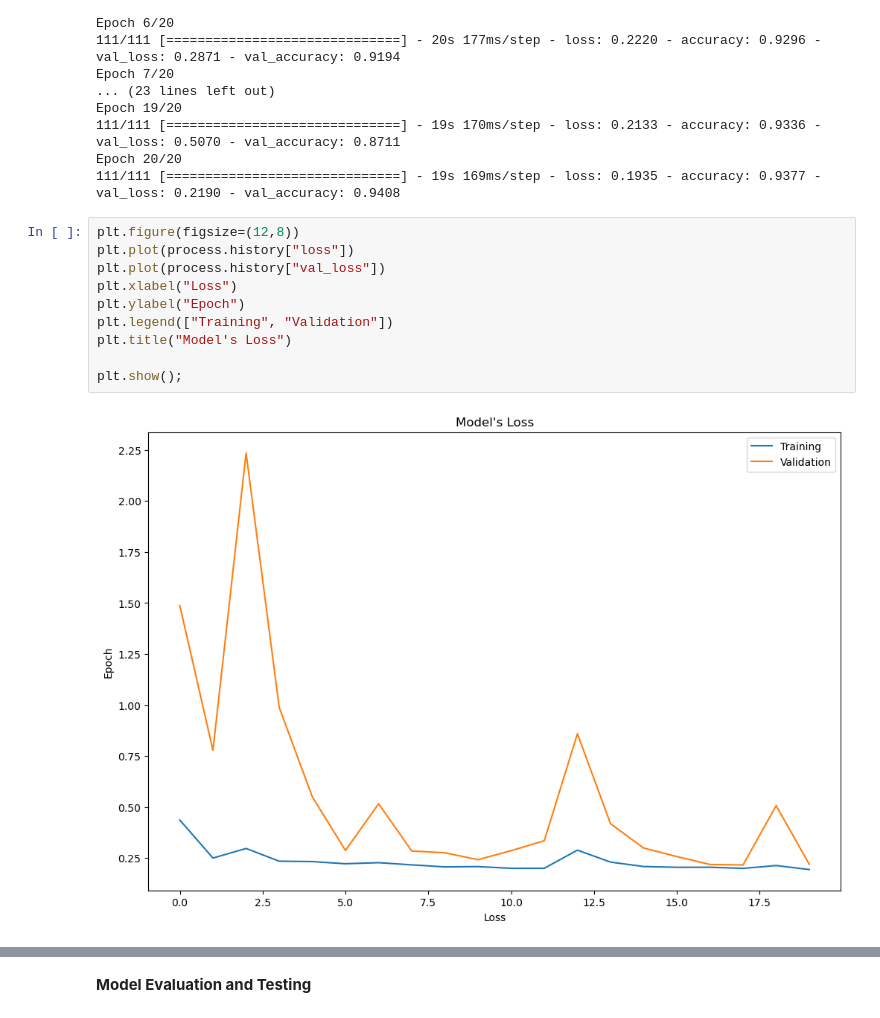
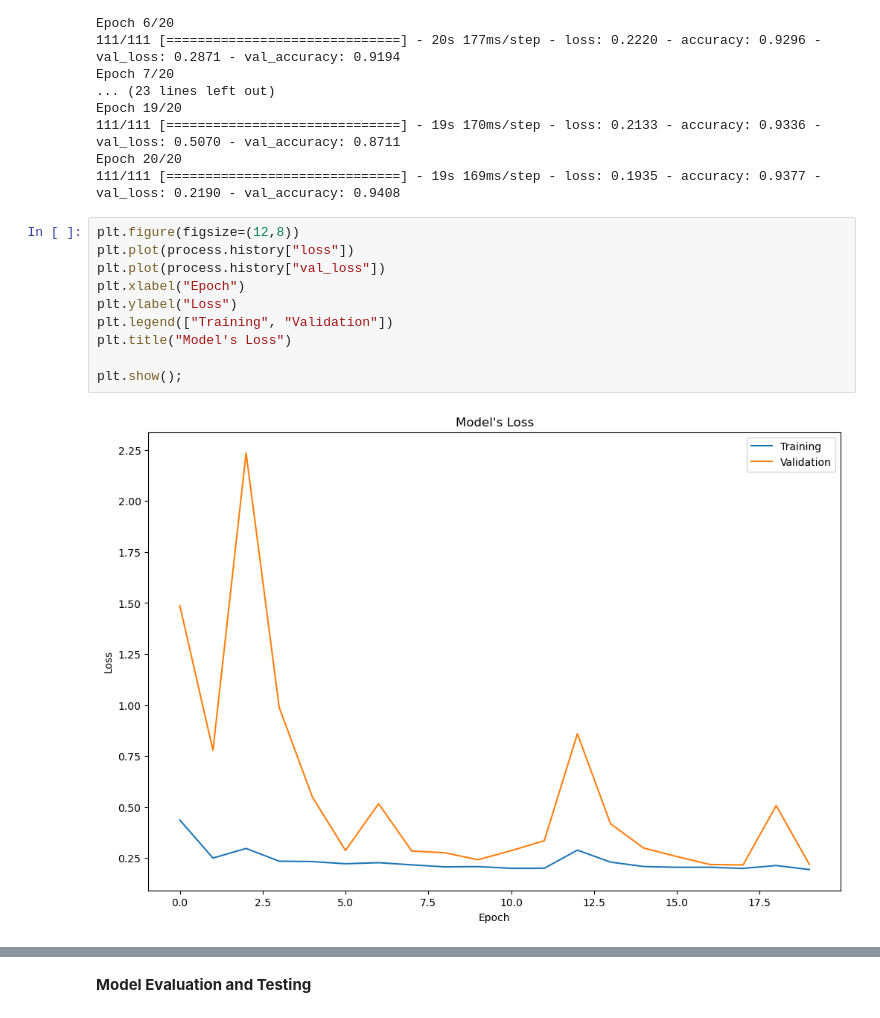
Before and after one commit to DangGiaChi/Deep-Learning-for-Computer-Vision-with-Python-and-TensorFlow-Course, a Jupyter notebook: Malaria_Detection/Malaria_Detection.ipynb, the cells around one changed output, grey strips where cells are left out. Drawn from its saved outputs; the diff is of its cells as text.

```diff
--- a/Malaria_Detection/Malaria_Detection.ipynb
+++ b/Malaria_Detection/Malaria_Detection.ipynb
@@ -384,15 +384,15 @@ Epoch 20/20
 # %%
 plt.figure(figsize=(12,8))
 plt.plot(process.history["loss"])
 plt.plot(process.history["val_loss"])
-plt.xlabel("Loss")
-plt.ylabel("Epoch")
+plt.xlabel("Epoch")
+plt.ylabel("Loss")
 plt.legend(["Training", "Validation"])
 plt.title("Model's Loss")
 
 plt.show();
 # %% [output]
-[figure, old version]
+[figure, new version]
 # %%
 plt.figure(figsize=(12,8))
 plt.plot(process.history["accuracy"])
```
Also changed, not shown: parts of 10 cells of this notebook.
